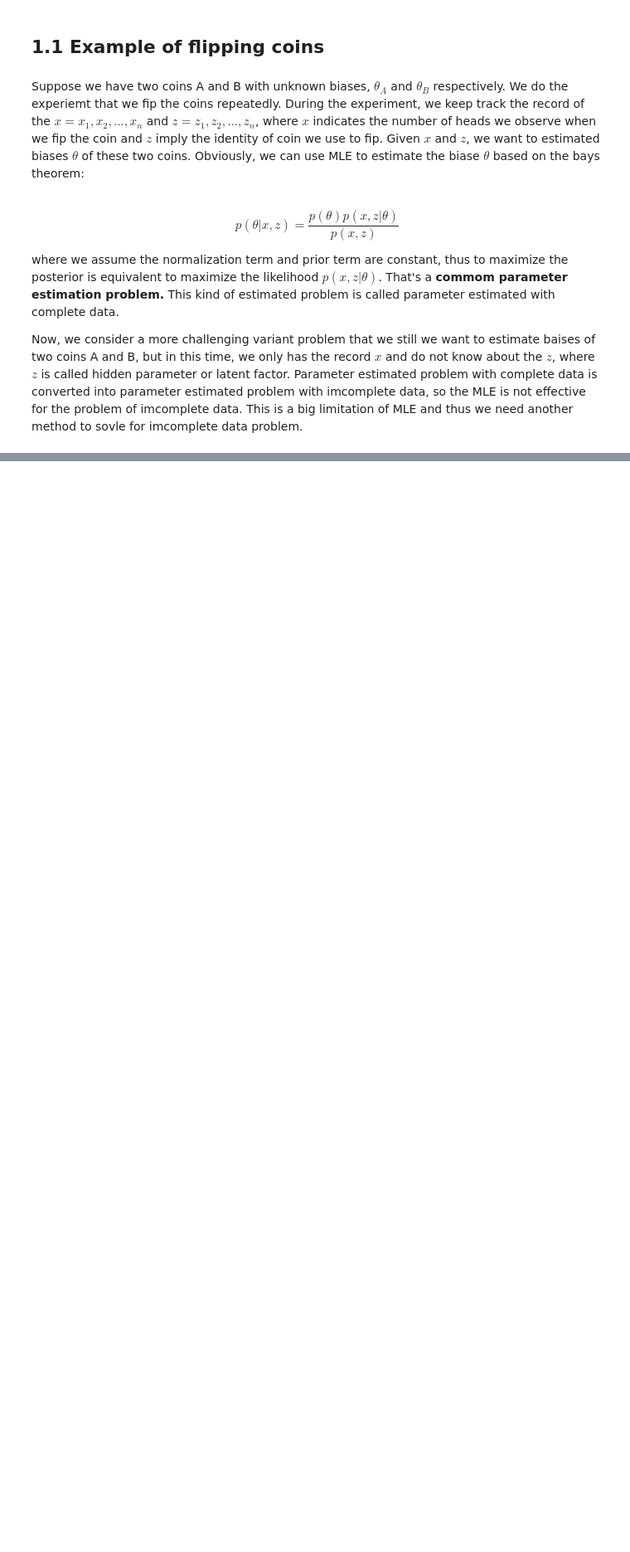
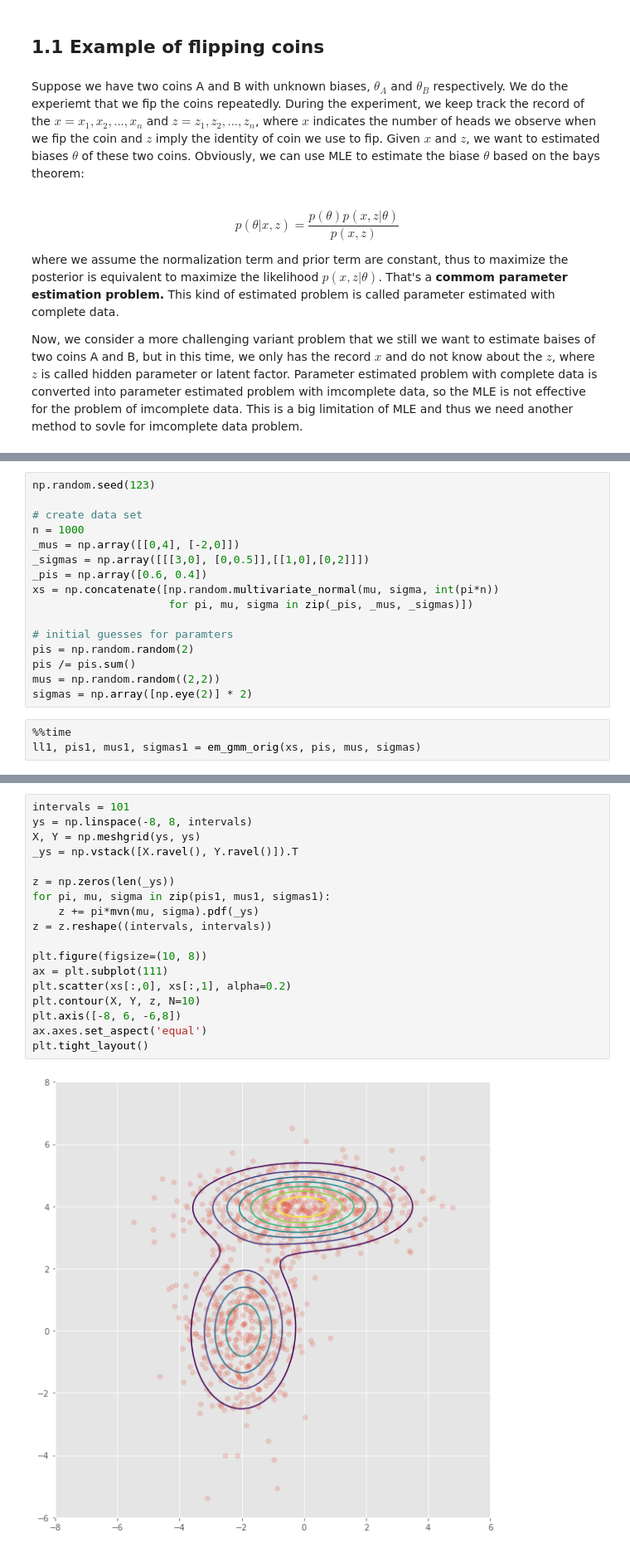
Before and after one commit to Gwan-Siu/BlogCode, a Jupyter notebook: EM_and_VI/EM_Algrithm.ipynb, the cells around one changed output, grey strips where cells are left out. Shown: that part at 83% size. Drawn from its saved outputs; the diff is of its cells as text; blank space fills up the shorter version.

```diff
--- a/EM_and_VI/EM_Algrithm.ipynb
+++ b/EM_and_VI/EM_Algrithm.ipynb
@@ -26,0 +574,19 @@ The expectation maximization algorithm is a refinement on this basic idea that t
+# %%
+np.random.seed(123)
+
+# create data set
+n = 1000
+_mus = np.array([[0,4], [-2,0]])
+_sigmas = np.array([[[3,0], [0,0.5]],[[1,0],[0,2]]])
+_pis = np.array([0.6, 0.4])
+xs = np.concatenate([np.random.multivariate_normal(mu, sigma, int(pi*n))
+                     for pi, mu, sigma in zip(_pis, _mus, _sigmas)])
+
+# initial guesses for paramters
+pis = np.random.random(2)
+pis /= pis.sum()
+mus = np.random.random((2,2))
+sigmas = np.array([np.eye(2)] * 2)
+# %%
+%%time
+ll1, pis1, mus1, sigmas1 = em_gmm_orig(xs, pis, mus, sigmas)
@@ -26,0 +596,20 @@ The expectation maximization algorithm is a refinement on this basic idea that t
+# %%
+intervals = 101
+ys = np.linspace(-8, 8, intervals)
+X, Y = np.meshgrid(ys, ys)
+_ys = np.vstack([X.ravel(), Y.ravel()]).T
+
+z = np.zeros(len(_ys))
+for pi, mu, sigma in zip(pis1, mus1, sigmas1):
+    z += pi*mvn(mu, sigma).pdf(_ys)
+z = z.reshape((intervals, intervals))
+
+plt.figure(figsize=(10, 8))
+ax = plt.subplot(111)
+plt.scatter(xs[:,0], xs[:,1], alpha=0.2)
+plt.contour(X, Y, z, N=10)
+plt.axis([-8, 6, -6,8])
+ax.axes.set_aspect('equal')
+plt.tight_layout()
+# %% [output]
+[figure, added]
```
Also changed, not shown: parts of 47 cells of this notebook.
